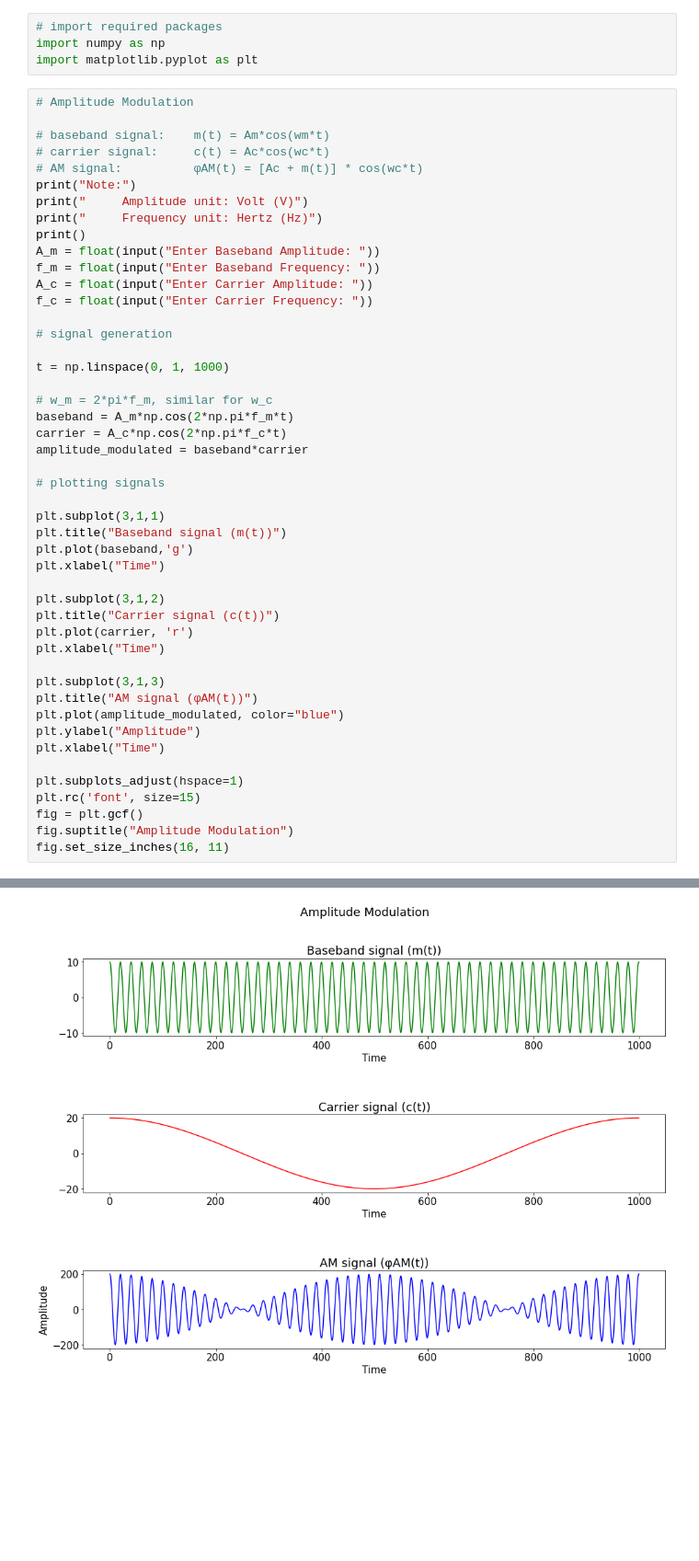
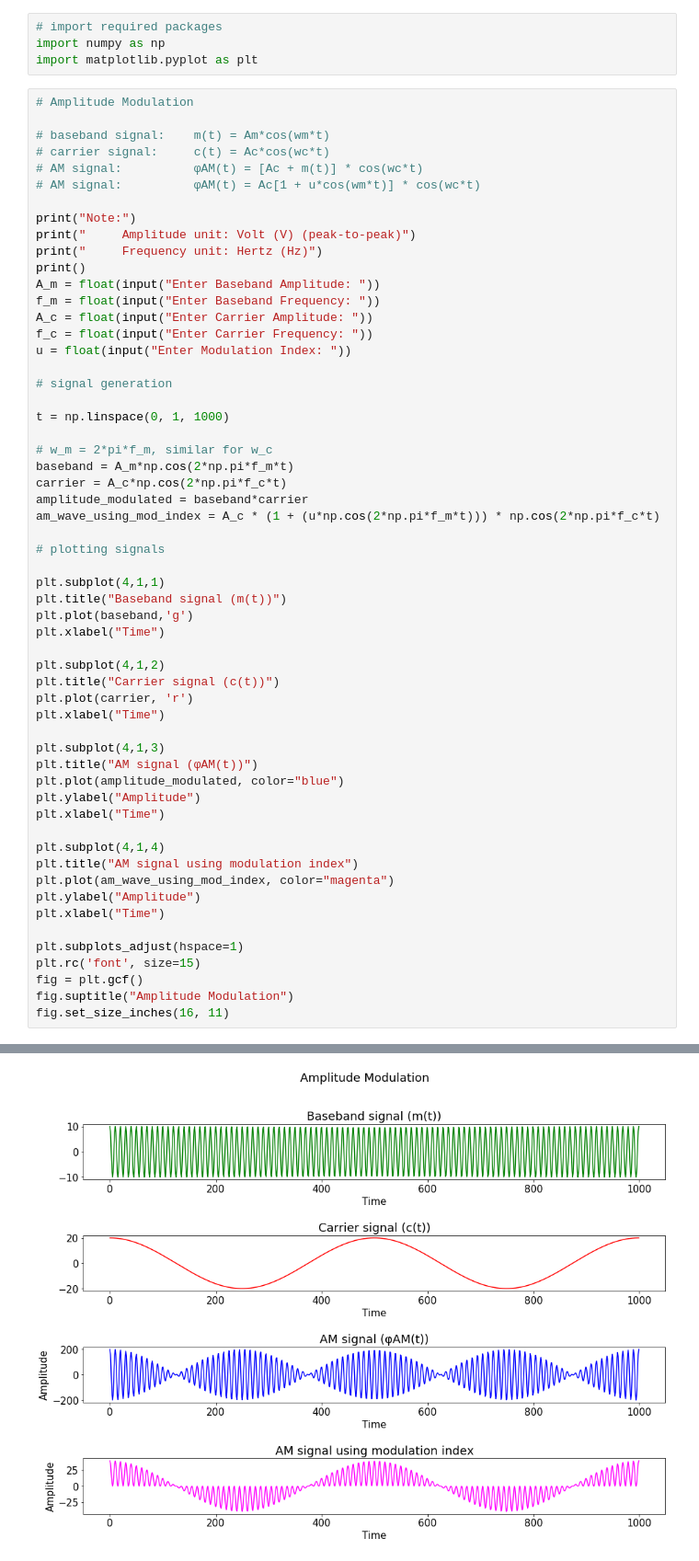
Before and after one commit to twisha-shah99/CommunicationSystems_LabWork, a Jupyter notebook: AM_Generation.ipynb, the cells around one changed output, grey strips where cells are left out. Shown at 92% size. Saved outputs shown, nothing was run; the diff lists cells and outputs as text; blank space fills up the shorter version.

Commit message:
Based on modulation index

```diff
--- a/AM_Generation.ipynb
+++ b/AM_Generation.ipynb
@@ -18,14 +18,17 @@ import matplotlib.pyplot as plt
 # baseband signal:    m(t) = Am*cos(wm*t)
 # carrier signal:     c(t) = Ac*cos(wc*t)
 # AM signal:          φAM(t) = [Ac + m(t)] * cos(wc*t)
+# AM signal:          φAM(t) = Ac[1 + u*cos(wm*t)] * cos(wc*t)
+
 print("Note:")
-print("     Amplitude unit: Volt (V)")
+print("     Amplitude unit: Volt (V) (peak-to-peak)")
 print("     Frequency unit: Hertz (Hz)")
 print()
 A_m = float(input("Enter Baseband Amplitude: "))
 f_m = float(input("Enter Baseband Frequency: "))
 A_c = float(input("Enter Carrier Amplitude: "))
 f_c = float(input("Enter Carrier Frequency: "))
+u = float(input("Enter Modulation Index: "))
 
 # signal generation
 
@@ -35,22 +38,29 @@ t = np.linspace(0, 1, 1000)
 baseband = A_m*np.cos(2*np.pi*f_m*t)
 carrier = A_c*np.cos(2*np.pi*f_c*t)
 amplitude_modulated = baseband*carrier
+am_wave_using_mod_index = A_c * (1 + (u*np.cos(2*np.pi*f_m*t))) * np.cos(2*np.pi*f_c*t)
 
 # plotting signals
 
-plt.subplot(3,1,1)
+plt.subplot(4,1,1)
 plt.title("Baseband signal (m(t))")
 plt.plot(baseband,'g')
 plt.xlabel("Time")
 
-plt.subplot(3,1,2)
+plt.subplot(4,1,2)
 plt.title("Carrier signal (c(t))")
 plt.plot(carrier, 'r')
 plt.xlabel("Time")
 
-plt.subplot(3,1,3)
+plt.subplot(4,1,3)
 plt.title("AM signal (φAM(t))")
 plt.plot(amplitude_modulated, color="blue")
+plt.ylabel("Amplitude")
+plt.xlabel("Time")
+
+plt.subplot(4,1,4)
+plt.title("AM signal using modulation index")
+plt.plot(am_wave_using_mod_index, color="magenta")
 plt.ylabel("Amplitude")
 plt.xlabel("Time")
 
@@ -71 +82 @@ Enter Carrier Frequency: 1000
-[figure, old version]
+[figure, new version]
```
Also changed, not shown: parts of 1 cell of this notebook, 1 other file.
